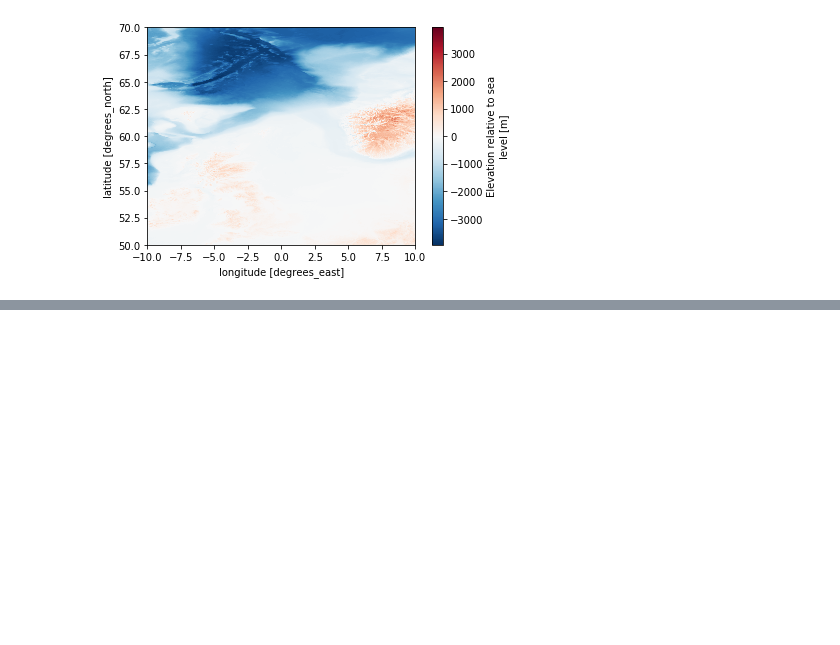
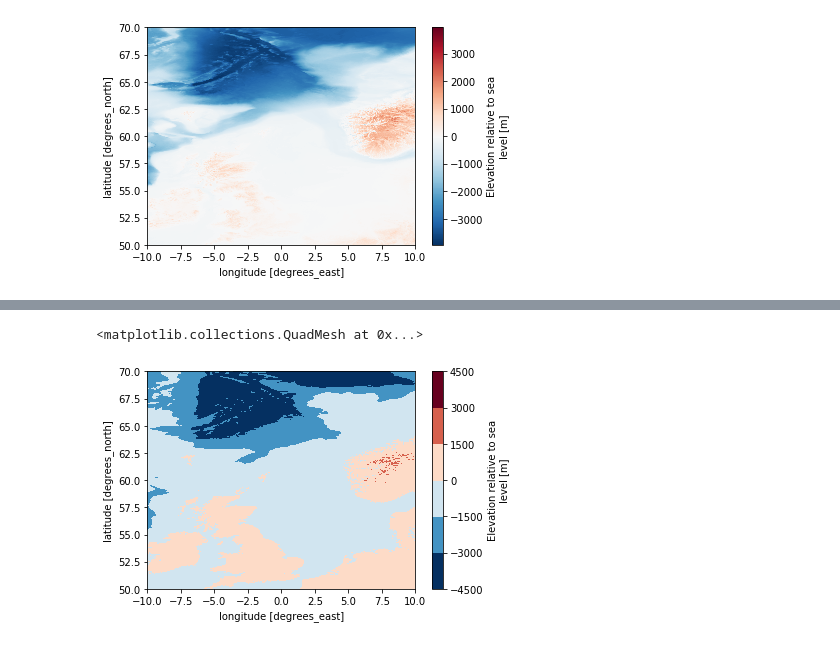
Before and after one commit to samfranklin/gebco, a Jupyter notebook: gebco-read-viz.ipynb, the cells around one changed output, grey strips where cells are left out. Saved outputs shown, nothing was run; the diff lists cells and outputs as text; code cells hidden in the pictures; blank space fills up the shorter version.

```diff
--- a/gebco-read-viz.ipynb
+++ b/gebco-read-viz.ipynb
@@ -54,0 +85,6 @@ subset.plot()
+# %%
+# plot with descrete palette levels or intervals
+subset.plot(levels=8)
+# %% [output]
+<matplotlib.collections.QuadMesh at 0x...>
+[figure, added]
```
Also changed, not shown: parts of 6 cells of this notebook, 1 other file.
